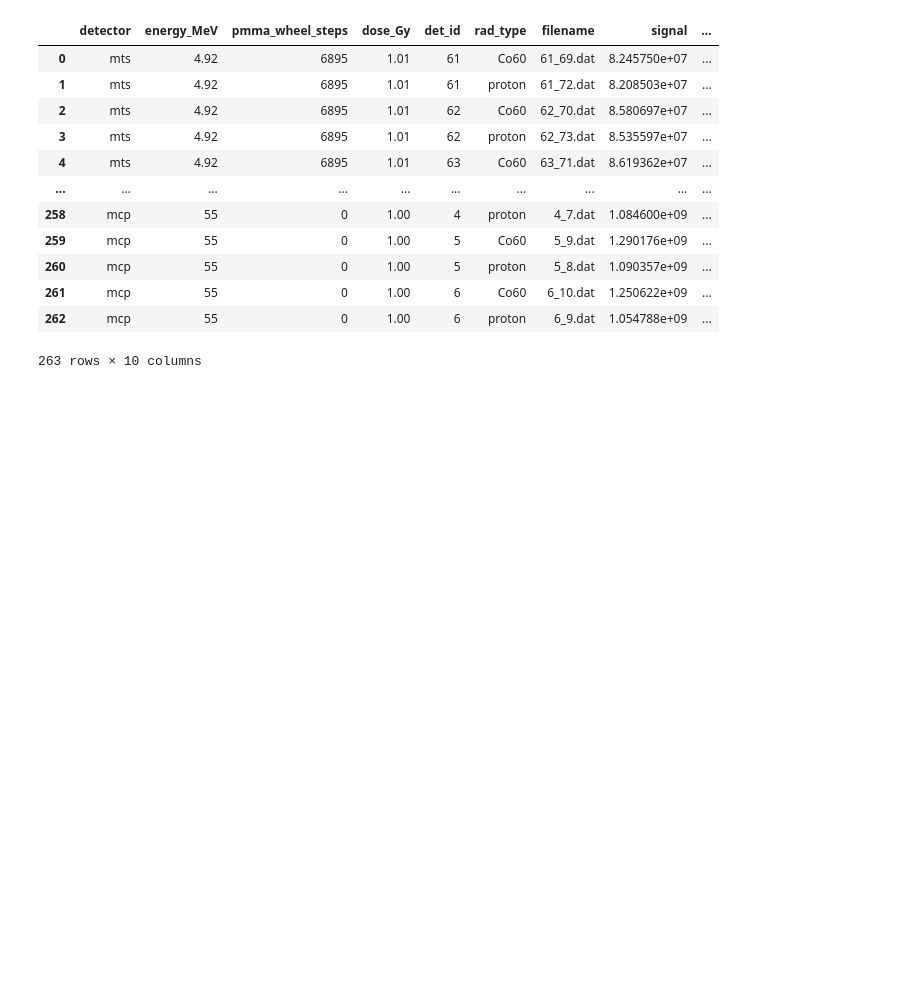
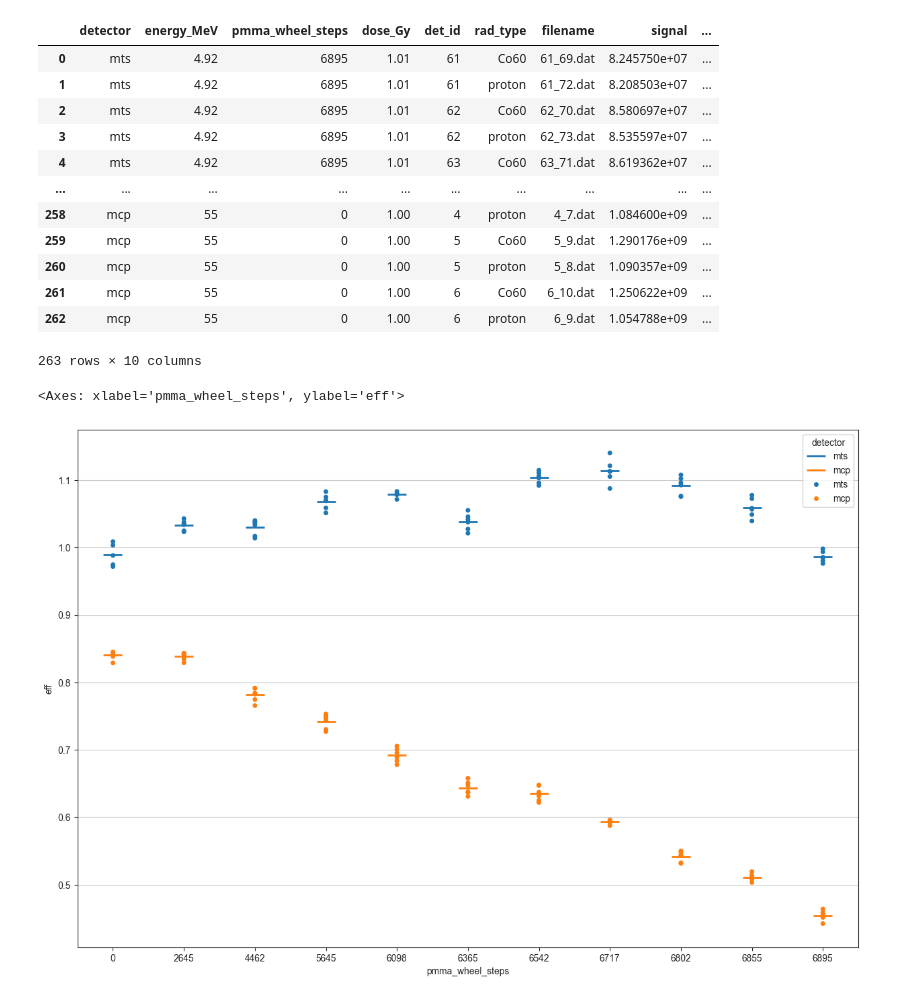
Before and after one commit to grzanka/tld_let_calibration, a Jupyter notebook: notebook/0.3-proton_data.ipynb, the cells around one changed output. Saved outputs shown, nothing was run; the diff lists cells and outputs as text; code cells hidden in the pictures; blank space fills up the shorter version.

```diff
--- a/notebook/0.3-proton_data.ipynb
+++ b/notebook/0.3-proton_data.ipynb
@@ -247,4 +247,22 @@ df_eff
 | 261 | mcp | 55 | 0 | 1.00 | 6 | Co60 | 6_10.dat | 1.250622e+09 | ... |
 | 262 | mcp | 55 | 0 | 1.00 | 6 | proton | 6_9.dat | 1.054788e+09 | ... |
 263 rows × 10 columns
+# %%
+f, ax = plt.subplots(figsize=(15, 10))
+sns.pointplot(
+    data=df_eff,
+    x="pmma_wheel_steps",
+    y="eff",
+    hue="detector",
+    linestyles="none",
+    markers="_",
+    markersize=20,
+    errorbar=None,
+    ax=ax,
+)
+# Add in points to show each observation
+sns.stripplot(data=df_eff, x="pmma_wheel_steps", y="eff", jitter=False, hue="detector", ax=ax)
+# %% [output]
+<Axes: xlabel='pmma_wheel_steps', ylabel='eff'>
+[figure, added]
 # %%
```
Also changed, not shown: parts of 10 cells of this notebook, 1 other file.
